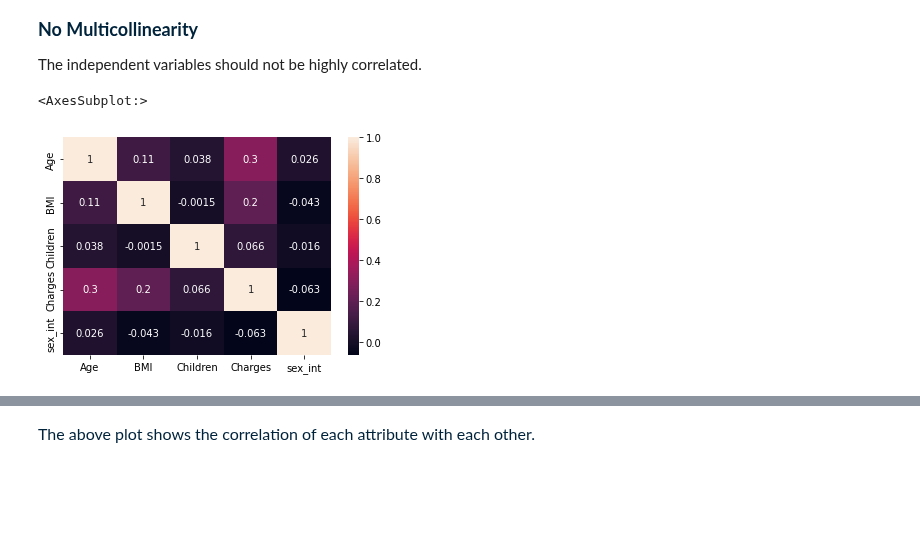
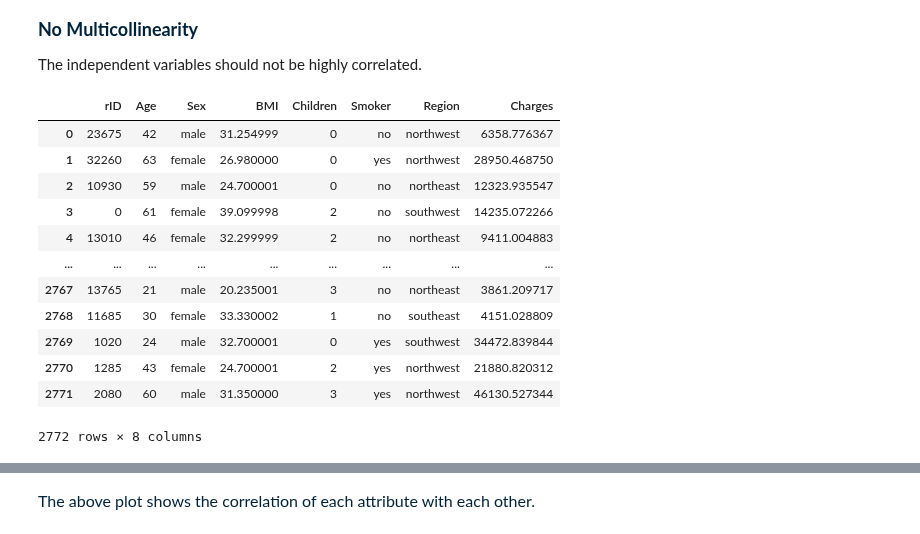
Before and after one commit to Teradata/jupyter-demos, a Jupyter notebook: UseCases/Dell_Innovation_Day/Health_Insurance_Costs_Python.ipynb, the cells around one changed output, grey strips where cells are left out. Drawn from its saved outputs; the diff is of its cells as text; code cells hidden in the pictures; blank space fills up the shorter version.

```diff
--- a/UseCases/Dell_Innovation_Day/Health_Insurance_Costs_Python.ipynb
+++ b/UseCases/Dell_Innovation_Day/Health_Insurance_Costs_Python.ipynb
@@ -281,10 +287,19 @@ plt.show()
 # %% [markdown]
 <p style = 'font-size:18px;font-family:Arial;color:#00233C'><b>No Multicollinearity</b></p>
 The independent variables should not be highly correlated.
-# %%
-d = df1.drop(columns = ['Sex', 'Region', 'Smoker', 'rID'])
-data_corr = d.corr()
-sns.heatmap(data = data_corr, annot = True)
-# %% [output]
-<AxesSubplot:>
-[figure, removed]
+# %%
+df1
+# %% [output]
+|  | rID | Age | Sex | BMI | Children | Smoker | Region | Charges |
+| 0 | 23675 | 42 | male | 31.254999 | 0 | no | northwest | 6358.776367 |
+| 1 | 32260 | 63 | female | 26.980000 | 0 | yes | northwest | 28950.468750 |
+| 2 | 10930 | 59 | male | 24.700001 | 0 | no | northeast | 12323.935547 |
+| 3 | 0 | 61 | female | 39.099998 | 2 | no | southwest | 14235.072266 |
+| 4 | 13010 | 46 | female | 32.299999 | 2 | no | northeast | 9411.004883 |
+| ... | ... | ... | ... | ... | ... | ... | ... | ... |
+| 2767 | 13765 | 21 | male | 20.235001 | 3 | no | northeast | 3861.209717 |
+| 2768 | 11685 | 30 | female | 33.330002 | 1 | no | southeast | 4151.028809 |
+| 2769 | 1020 | 24 | male | 32.700001 | 0 | yes | southwest | 34472.839844 |
+| 2770 | 1285 | 43 | female | 24.700001 | 2 | yes | northwest | 21880.820312 |
+| 2771 | 2080 | 60 | male | 31.350000 | 3 | yes | northwest | 46130.527344 |
+2772 rows × 8 columns
```
Also changed, not shown: parts of 30 cells of this notebook.
